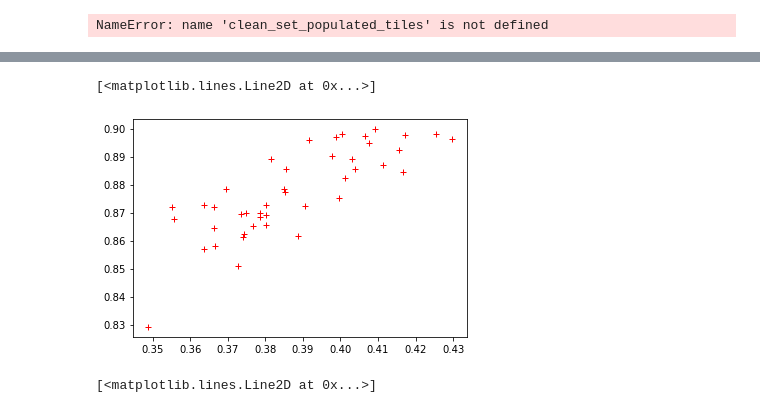
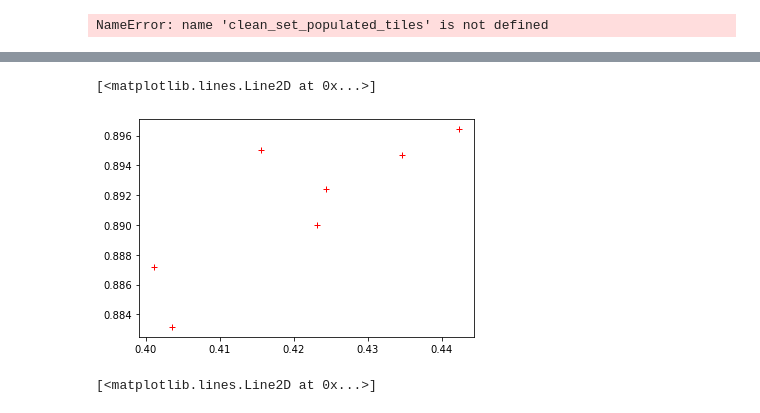
Before and after one commit to IExistSometimes/TIFF-An-y, a Jupyter notebook: Mapper.ipynb, the cells around one changed output, grey strips where cells are left out. Drawn from its saved outputs; the diff is of its cells as text; code cells hidden in the pictures.

```diff
--- a/Mapper.ipynb
+++ b/Mapper.ipynb
@@ -418,7 +415,7 @@ for i in range(len(probe_points_placed)):
 
 clean_list_entries = []
 for i in range(len(probe_points_placed)):
-    if intensity_list[i] >70/256 and intensity_list[i] <250/256 and anorthite_list[i]>0.8 and anorthite_list[i]<0.9:
+    if intensity_list[i] >70/256 and intensity_list[i] <250/256 and anorthite_list[i]>0.6 and anorthite_list[i]<1.0:
         clean_list_entries.append(i)
 
 #xlim=[0.3,0.6], ylim=[0.8,0.9]
@@ -481,9 +521,9 @@ array([0.41013199, 0.41622034, 0.38937971, 0.41872281, 0.41850919,
 # %%
-tile_to_see = 1
+tile_to_see = 3
 plt.plot(clean_set_populated_tiles[tile_to_see][:,0], clean_set_populated_tiles[tile_to_see][:,1], 'r+')
 # %% [output]
 [<matplotlib.lines.Line2D at 0x...>]
-[figure, old version]
+[figure, new version]
 # %%
 tile_to_see = 2
 plt.plot(clean_set_populated_tiles[tile_to_see][:,1], tilewise_predicted_ans[tile_to_see], 'r+')
```
Also changed, not shown: parts of 14 cells of this notebook, 4 other files.
